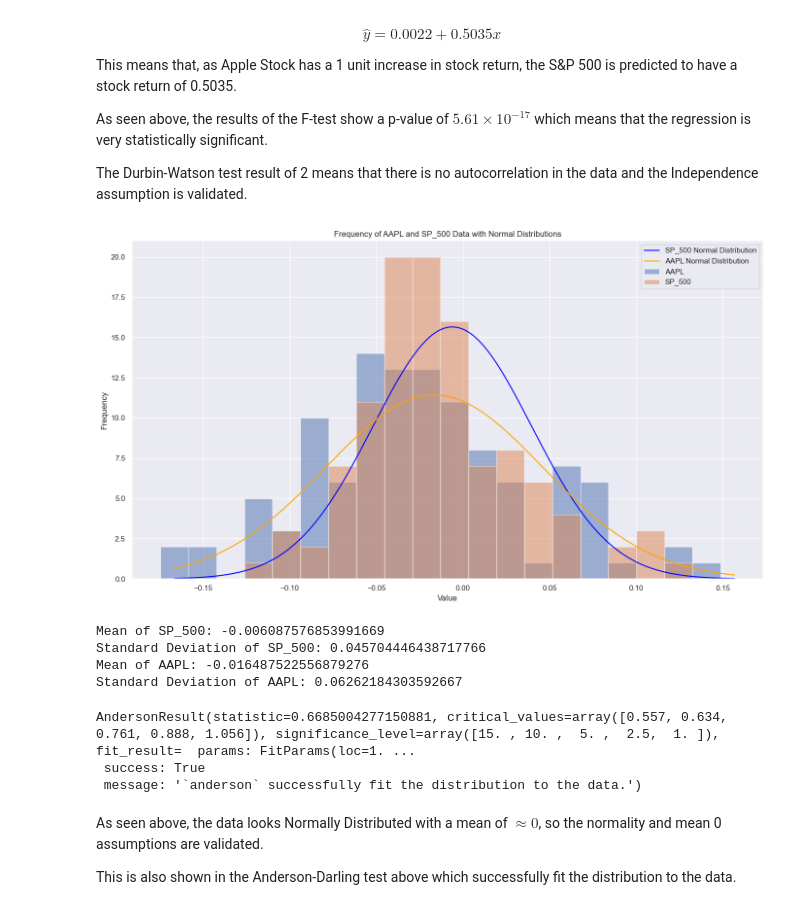
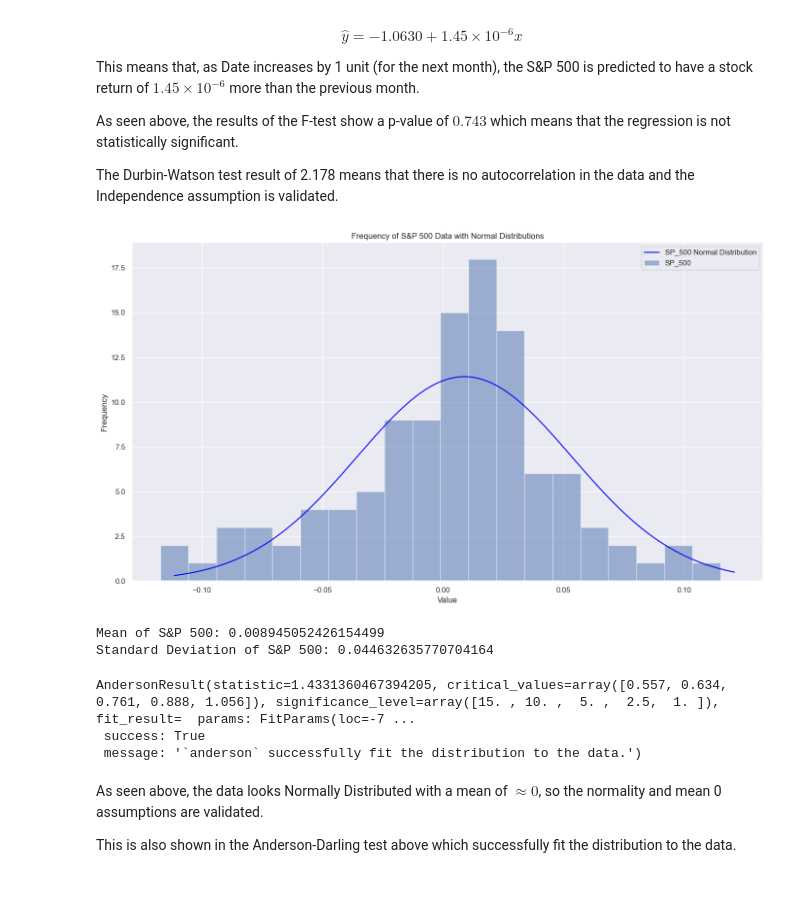
Before and after one commit to DaBelenlearner/Regression_Project, a Jupyter notebook: SLR.ipynb, the cells around one changed output. Drawn from its saved outputs; the diff is of its cells as text; code cells hidden in the pictures.

Commit message:
Change combined data to be between months. Adjusted SLR with time series data. Added new data files.

```diff
--- a/SLR.ipynb
+++ b/SLR.ipynb
@@ -15,19 +15,16 @@ combined_data = pd.read_csv("combined data.csv")
 # Convert the 'Date' column to datetime format
 combined_data['Date'] = pd.to_datetime(combined_data['Date'], errors='coerce')
 
-# Set the 'Date' column as the index
-combined_data.set_index('Date', inplace=True)
-
 # Plot the data and the line of best fit
 plt.figure(figsize=(14, 8))
 sns.set(style="darkgrid")
 
 # Plot the actual data as a scatter plot
-plt.scatter(combined_data["AAPL"], combined_data['SP_500'], label="Actual Data", color='blue')
+plt.scatter(combined_data['Date'], combined_data['SP_500'], label="Actual Data", color='blue')
 
-plt.xlabel('AAPL')
+plt.xlabel('time')
 plt.ylabel('S&P 500')
-plt.title('S&P 500 vs AAPL')
+plt.title('S&P 500 vs time')
 plt.legend(loc='upper left', bbox_to_anchor=(1, 1))
 plt.tight_layout()
 plt.show()
@@ -36,16 +33,7 @@ plt.show()
 # %%
-# Load the combined data
-combined_data = pd.read_csv("Combined Data.csv")
+combined_data['Date_ordinal'] = combined_data['Date'].map(pd.Timestamp.toordinal)
 
-# Convert the 'Date' column to datetime format
-combined_data['Date'] = pd.to_datetime(combined_data['Date'], errors='coerce')
-
-# Set the 'Date' column as the index
-combined_data.set_index('Date', inplace=True)
-
-# Specify the dependent variable (Y) and the independent variable (X)
-# Using the formula interface
-formula = 'SP_500 ~ AAPL'  # Example: using AAPL as the dependent variable
+formula = 'SP_500 ~ Date_ordinal'
 
 # Fit the model using the formula interface
 model = ols(formula, data=combined_data).fit()
@@ -76,62 +64,47 @@ Residual  109.0  0.120436  0.001105        NaN           NaN
 # %% [markdown]
-$$\hat{y} = 0.0022 + 0.5035 x$$
+$$\hat{y} = -1.0630 + 1.45 \times 10^{-6} x$$
 
-This means that, as Apple Stock has a 1 unit increase in stock return, the S&P 500 is predicted to have a stock return of 0.5035.
+This means that, as Date increases by 1 unit (for the next month), the S&P 500 is predicted to have a stock return of $1.45 \times 10^{-6}$ more than the previous month.
 
-As seen above, the results of the F-test show a p-value of $5.61 \times 10^{-17}$ which means that the regression is very statistically significant.
+As seen above, the results of the F-test show a p-value of $0.743$ which means that the regression is not statistically significant.
 
-The Durbin-Watson test result of 2 means that there is no autocorrelation in the data and the Independence assumption is validated.
+The Durbin-Watson test result of 2.178 means that there is no autocorrelation in the data and the Independence assumption is validated.
 # %%
-# Create a histogram for AAPL
-aapl_hist, bins = np.histogram(combined_data['AAPL'], bins=20)
-
 # Create a histogram for SP_500
-sp500_hist, _ = np.histogram(combined_data['SP_500'], bins=bins)
+sp500_hist, bins = np.histogram(combined_data['SP_500'], bins=20)
 
 # Plot the histograms as bar graphs
 plt.figure(figsize=(14, 8))
-plt.bar(bins[:-1], aapl_hist, width=(bins[1] - bins[0]), alpha=0.5, label='AAPL')
 plt.bar(bins[:-1], sp500_hist, width=(bins[1] - bins[0]), alpha=0.5, label='SP_500')
 
 # Calculate the mean and standard deviation of SP_500 and AAPL data
 mean_sp500 = combined_data['SP_500'].mean()
 std_dev_sp500 = combined_data['SP_500'].std()
-
-mean_aapl = combined_data['AAPL'].mean()
-std_dev_aapl = combined_data['AAPL'].std()
 
 # Generate points on the x axis for plotting the normal distributions
 x = np.linspace(min(bins), max(bins), 1000)
 
 # Plot the normal distribution for SP_500
 sp500_normal_dist = stats.norm.pdf(x, mean_sp500, std_dev_sp500)
 plt.plot(x, sp500_normal_dist * len(combined_data['SP_500']) * (bins[1] - bins[0]), label='SP_500 Normal Distribution', color='blue')
 
-# Plot the normal distribution for AAPL
-aapl_normal_dist = stats.norm.pdf(x, mean_aapl, std_dev_aapl)
-plt.plot(x, aapl_normal_dist * len(combined_data['AAPL']) * (bins[1] - bins[0]), label='AAPL Normal Distribution', color='orange')
-
 plt.xlabel('Value')
 plt.ylabel('Frequency')
-plt.title('Frequency of AAPL and SP_500 Data with Normal Distributions')
+plt.title('Frequency of S&P 500 Data with Normal Distributions')
 plt.legend(loc='upper right')
 plt.tight_layout()
 plt.show()
 
-print(f"Mean of SP_500: {mean_sp500}")
-print(f"Standard Deviation of SP_500: {std_dev_sp500}")
-print(f"Mean of AAPL: {mean_aapl}")
-print(f"Standard Deviation of AAPL: {std_dev_aapl}")
+print(f"Mean of S&P 500: {mean_sp500}")
+print(f"Standard Deviation of S&P 500: {std_dev_sp500}")
 # %% [output]
-[figure, old version]
+[figure, new version]
-Mean of SP_500: -0.006087576853991669
-Standard Deviation of SP_500: 0.045704446438717766
-Mean of AAPL: -0.016487522556879276
-Standard Deviation of AAPL: 0.06262184303592667
+Mean of S&P 500: 0.008945052426154499
+Standard Deviation of S&P 500: 0.044632635770704164
 # %%
 print(anderson(model.resid))
 # %% [output]
-AndersonResult(statistic=0.6685004277150881, critical_values=array([0.557, 0.634, 0.761, 0.888, 1.056]), significance_level=array([15. , 10. ,  5. ,  2.5,  1. ]), fit_result=  params: FitParams(loc=1. ...
+AndersonResult(statistic=1.4331360467394205, critical_values=array([0.557, 0.634, 0.761, 0.888, 1.056]), significance_level=array([15. , 10. ,  5. ,  2.5,  1. ]), fit_result=  params: FitParams(loc=-7 ...
  success: True
  message: '`anderson` successfully fit the distribution to the data.')
 # %% [markdown]
```
Also changed, not shown: parts of 5 cells of this notebook, 4 other files.
